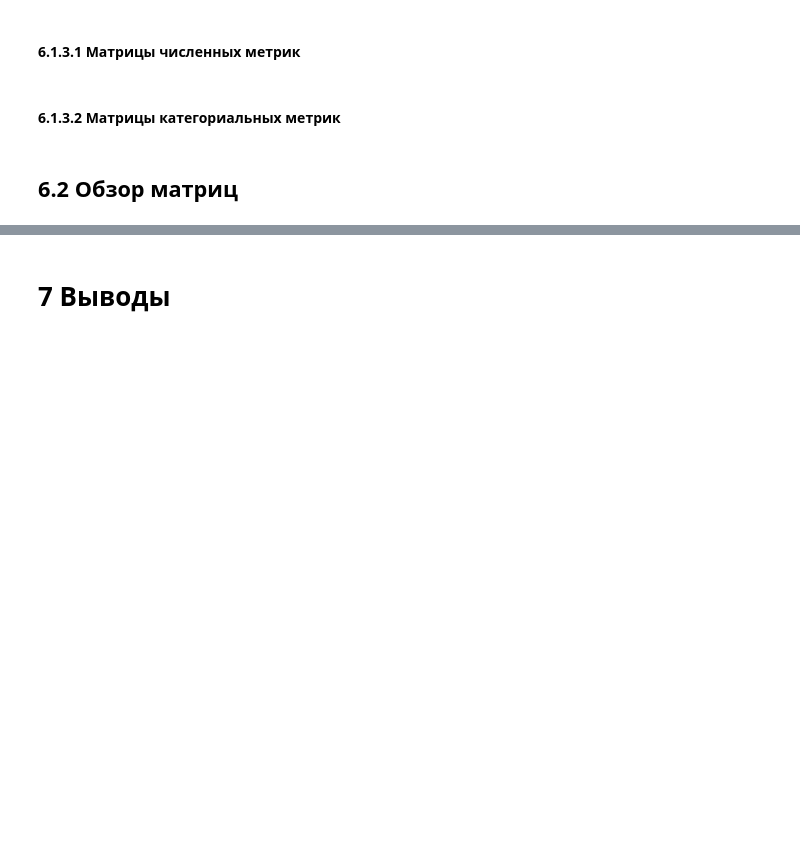
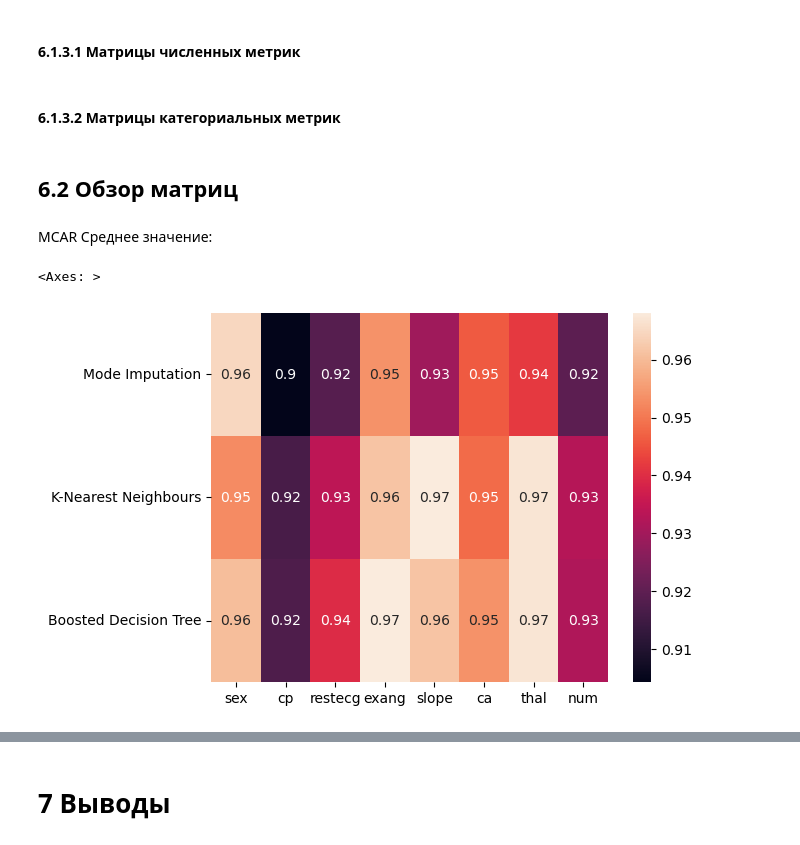
Before and after one commit to ngumbk/grad_missing_imputation, a Jupyter notebook: Research Notebooks/Data_research.ipynb, the cells around one changed output, grey strips where cells are left out. Saved outputs shown, nothing was run; the diff lists cells and outputs as text; code cells hidden in the pictures; blank space fills up the shorter version.

```diff
--- a/Research Notebooks/Data_research.ipynb
+++ b/Research Notebooks/Data_research.ipynb
@@ -1364,3 +1364,10 @@ metrics_MNAR25_cat = make_cat_metrics_matrix(cchd_data, 'cchd_data', 'MNAR', 25,
                                             cchd_MNAR_avg_avg[2], cchd_MNAR_knn_linreg[2], cchd_MNAR_cat_cat[2])
 # %% [markdown]
 ## 6.2 Обзор матриц <a class="anchor" id="section_6_2"></a>
+# %% [markdown]
+MCAR Среднее значение:
+# %%
+sns.heatmap((metrics_MCAR5_cat + metrics_MCAR15_cat + metrics_MCAR25_cat) / 3, annot=True)
+# %% [output]
+<Axes: >
+[figure, added]
```
Also changed, not shown: parts of 32 cells of this notebook.
